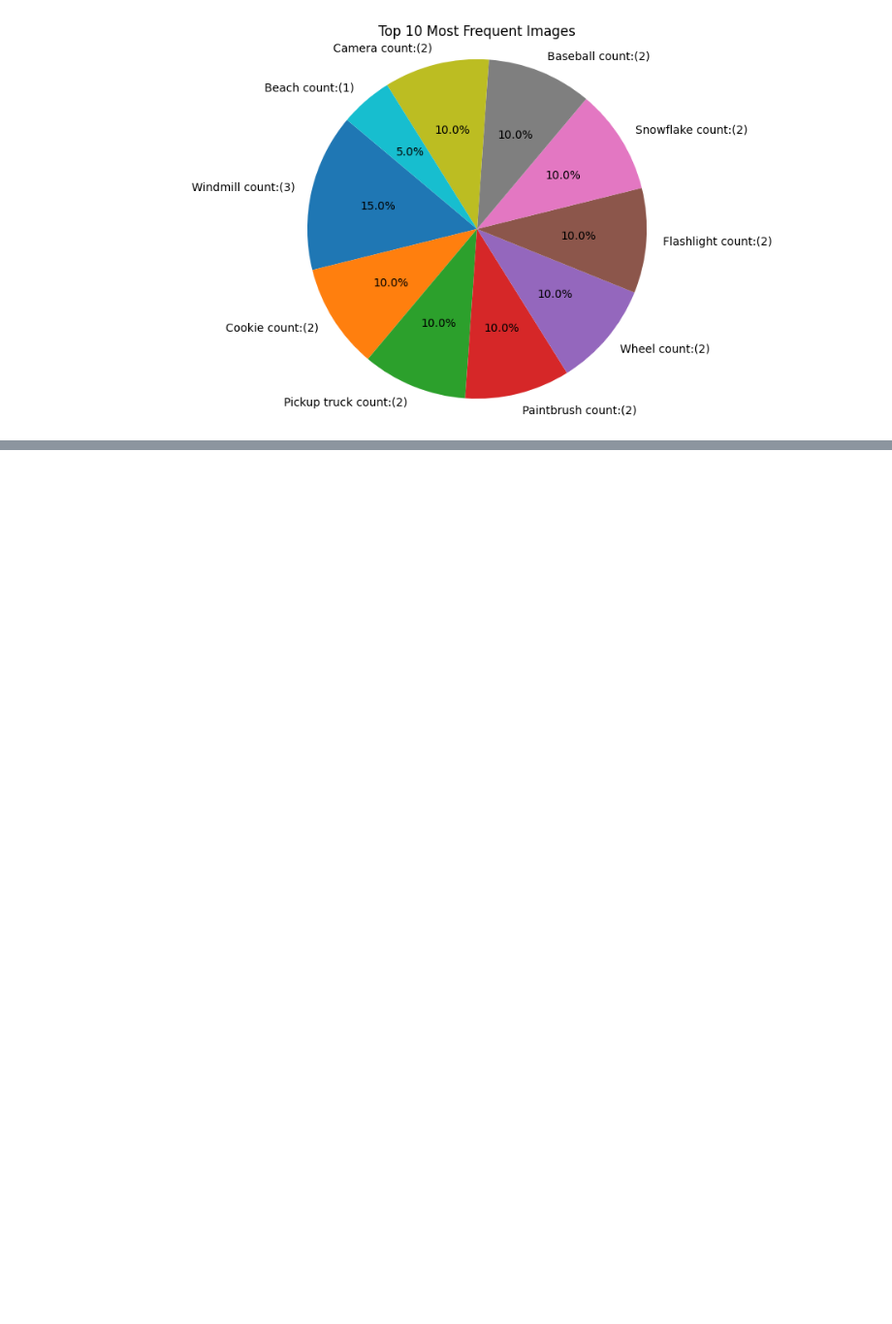
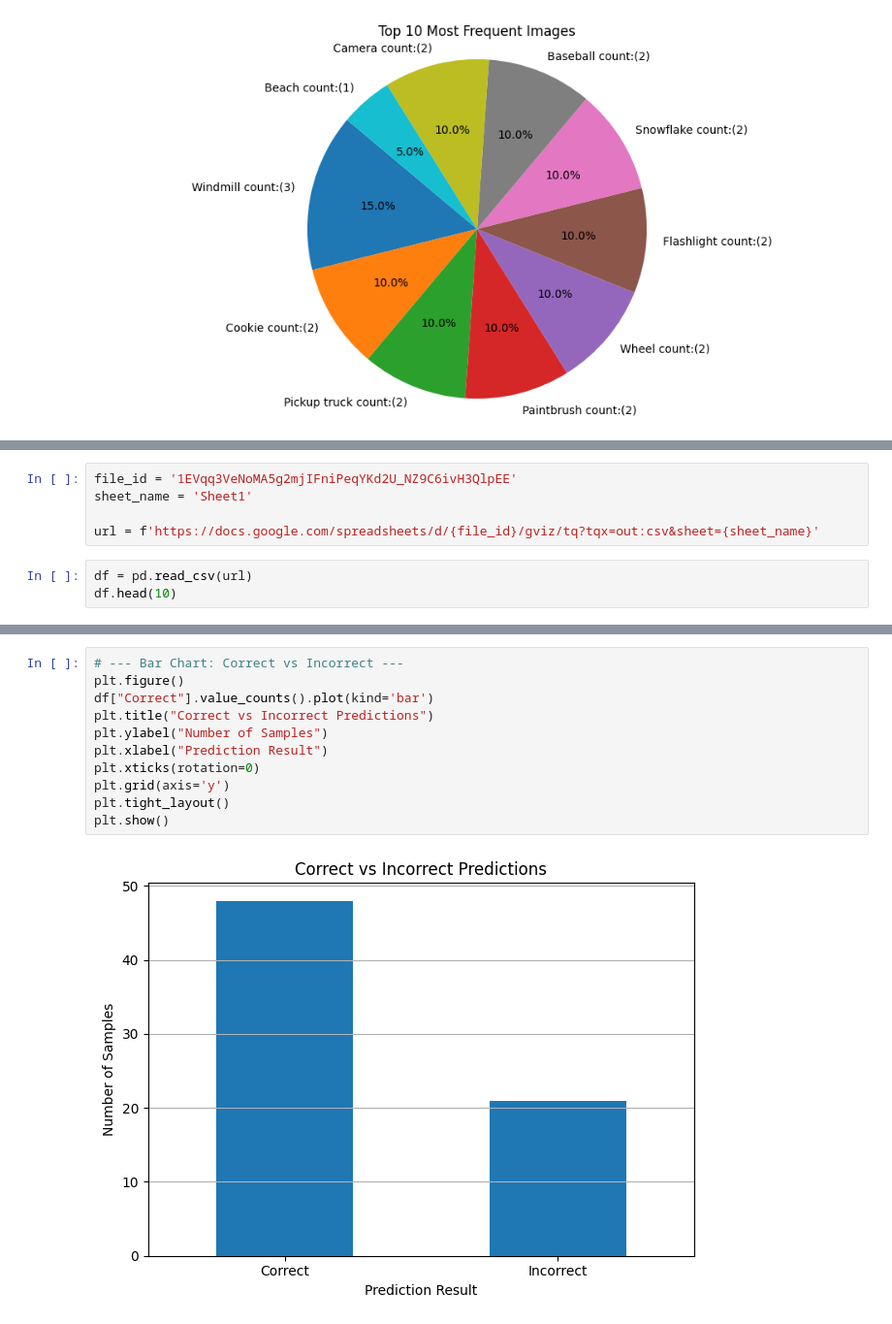
Before and after one commit to FarazNadeem22/Data-Strcutures, a Jupyter notebook: ethics/frequency.ipynb, the cells around one changed output, grey strips where cells are left out. Shown at 97% size. Drawn from its saved outputs; the diff is of its cells as text; blank space fills up the shorter version.

```diff
--- a/ethics/frequency.ipynb
+++ b/ethics/frequency.ipynb
@@ -48,0 +52,8 @@ plt.show()
+# %%
+file_id = '1EVqq3VeNoMA5g2mjIFniPeqYKd2U_NZ9C6ivH3QlpEE'
+sheet_name = 'Sheet1'
+
+url = f'https://docs.google.com/spreadsheets/d/{file_id}/gviz/tq?tqx=out:csv&sheet={sheet_name}'
+# %%
+df = pd.read_csv(url)
+df.head(10)
@@ -48,0 +72,13 @@ plt.show()
+# %%
+# --- Bar Chart: Correct vs Incorrect ---
+plt.figure()
+df["Correct"].value_counts().plot(kind='bar')
+plt.title("Correct vs Incorrect Predictions")
+plt.ylabel("Number of Samples")
+plt.xlabel("Prediction Result")
+plt.xticks(rotation=0)
+plt.grid(axis='y')
+plt.tight_layout()
+plt.show()
+# %% [output]
+[figure, added]
```
Also changed, not shown: parts of 5 cells of this notebook.
